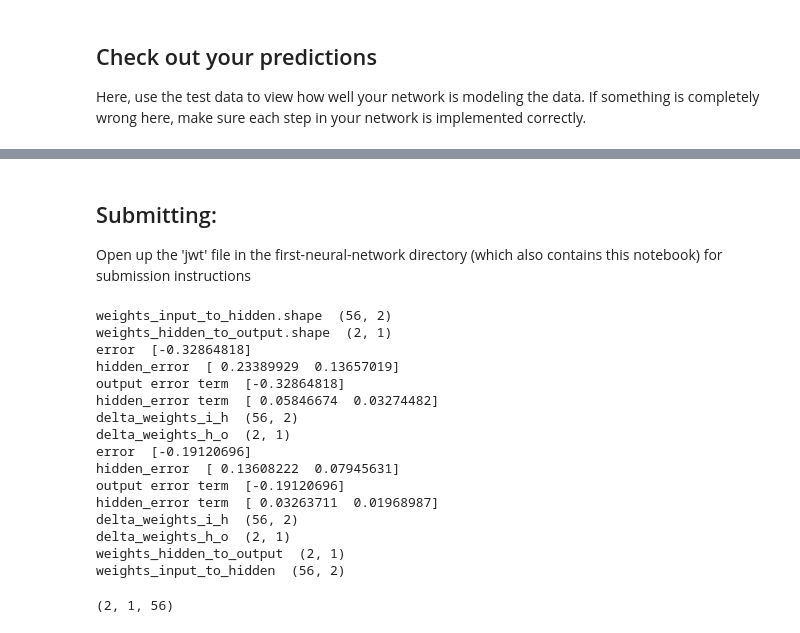
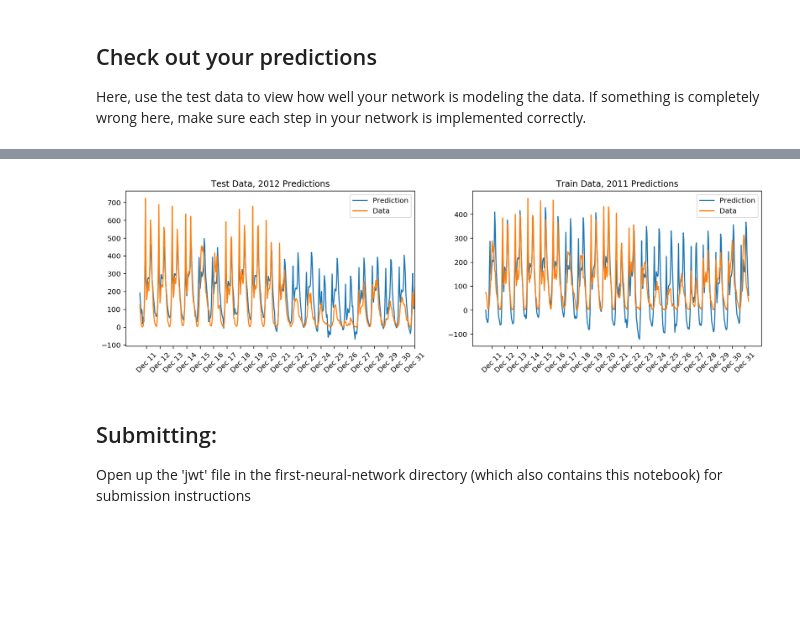
Before and after one commit to jeff-daniels/Udacity-Deep-Learning-NanoDegree, a Jupyter notebook: Project 1: Predicting Bike-Sharing Patterns/Your_first_neural_network.ipynb, the cells around one changed output, grey strips where cells are left out. Cells and saved outputs as stored; diff of their text form; code cells hidden in the pictures; blank space fills up the shorter version.

```diff
--- a/Project 1: Predicting Bike-Sharing Patterns/Your_first_neural_network.ipynb
+++ b/Project 1: Predicting Bike-Sharing Patterns/Your_first_neural_network.ipynb
@@ -289,34 +282,36 @@ Answer these questions about your results. How well does the model predict the d
+# %%
+fig, ax = plt.subplots(nrows=1, ncols=2, figsize=(16, 4))
+mean, std = scaled_features['cnt']
+predictions = network.run(test_features).T*std + mean
+ax[0].plot(predictions[0], label='Prediction')
+ax[0].plot((test_targets['cnt']*std + mean).values, label='Data')
+ax[0].set_xlim(right=len(predictions))
+ax[0].legend()
+ax[0].set_title('Test Data, 2012 Predictions')
+
+dates = pd.to_datetime(rides.iloc[test_data.index]['dteday'])
+dates = dates.apply(lambda d: d.strftime('%b %d'))
+ax[0].set_xticks(np.arange(len(dates))[12::24])
+_ = ax[0].set_xticklabels(dates[12::24], rotation=45)
+
+start = rides.loc[rides['dteday']=='2011-12-11'].index[0]
+end = rides.loc[rides['dteday']=='2011-12-31'].index[-1]
+
+mean, std = scaled_features['cnt']
+predictions = network.run(train_features).T*std + mean
+ax[1].plot(predictions[0][start:end], label='Prediction')
+train_targets_cnt = (train_targets['cnt']*std + mean).values
+ax[1].plot(train_targets_cnt[start:end], label='Data')
+ax[1].legend()
+ax[1].set_title('Train Data, 2011 Predictions')
+
+dates = pd.to_datetime(rides.iloc[start:end]['dteday'])
+
+dates = dates.apply(lambda d: d.strftime('%b %d'))
+ax[1].set_xticks(np.arange(len(dates))[12::24])
+_ = ax[1].set_xticklabels(dates[12::24], rotation=45)
+# %% [output]
+[figure, added]
 # %% [markdown]
 ## Submitting:
 Open up the 'jwt' file in the first-neural-network directory (which also contains this notebook) for submission instructions
-# %%
-from my_answers import iterations, learning_rate, hidden_nodes, output_nodes
-
-
-N_i = train_features.shape[1]
-network = NeuralNetwork(N_i, hidden_nodes, output_nodes, learning_rate, verbose=True)
-batch = np.random.choice(train_features.index, size=2)
-X, y = train_features.iloc[batch].values, train_targets.iloc[batch]['cnt']
-
-network.train(X, y)
-# %% [output]
-weights_input_to_hidden.shape  (56, 2)
-weights_hidden_to_output.shape  (2, 1)
-error  [-0.32864818]
-hidden_error  [ 0.23389929  0.13657019]
-output error term  [-0.32864818]
-hidden_error term  [ 0.05846674  0.03274482]
-delta_weights_i_h  (56, 2)
-delta_weights_h_o  (2, 1)
-error  [-0.19120696]
-hidden_error  [ 0.13608222  0.07945631]
-output error term  [-0.19120696]
-hidden_error term  [ 0.03263711  0.01968987]
-delta_weights_i_h  (56, 2)
-delta_weights_h_o  (2, 1)
-weights_hidden_to_output  (2, 1)
-weights_input_to_hidden  (56, 2)
-# %%
-X[:,None].shape
-# %% [output]
-(2, 1, 56)
```
Also changed, not shown: parts of 5 cells of this notebook.
